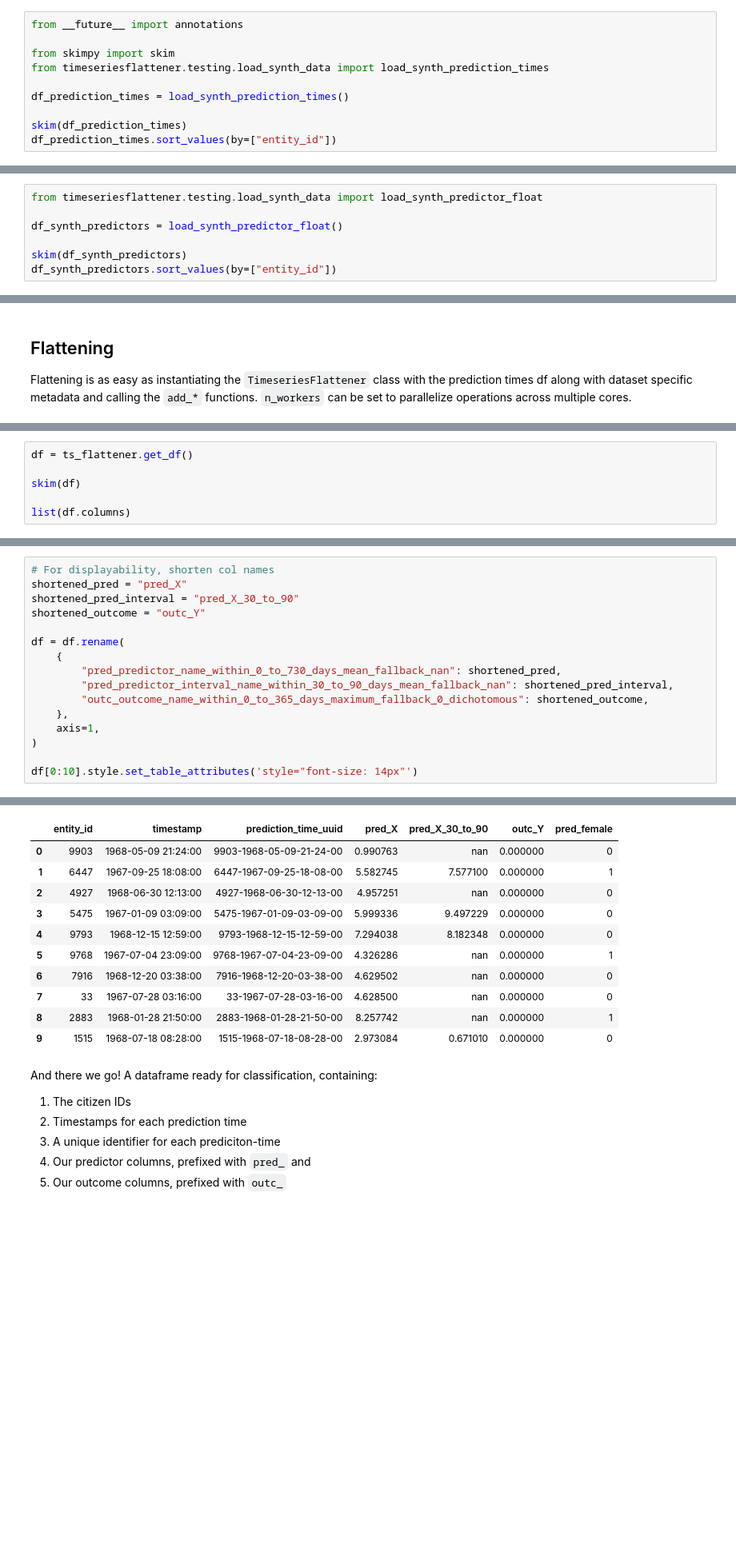
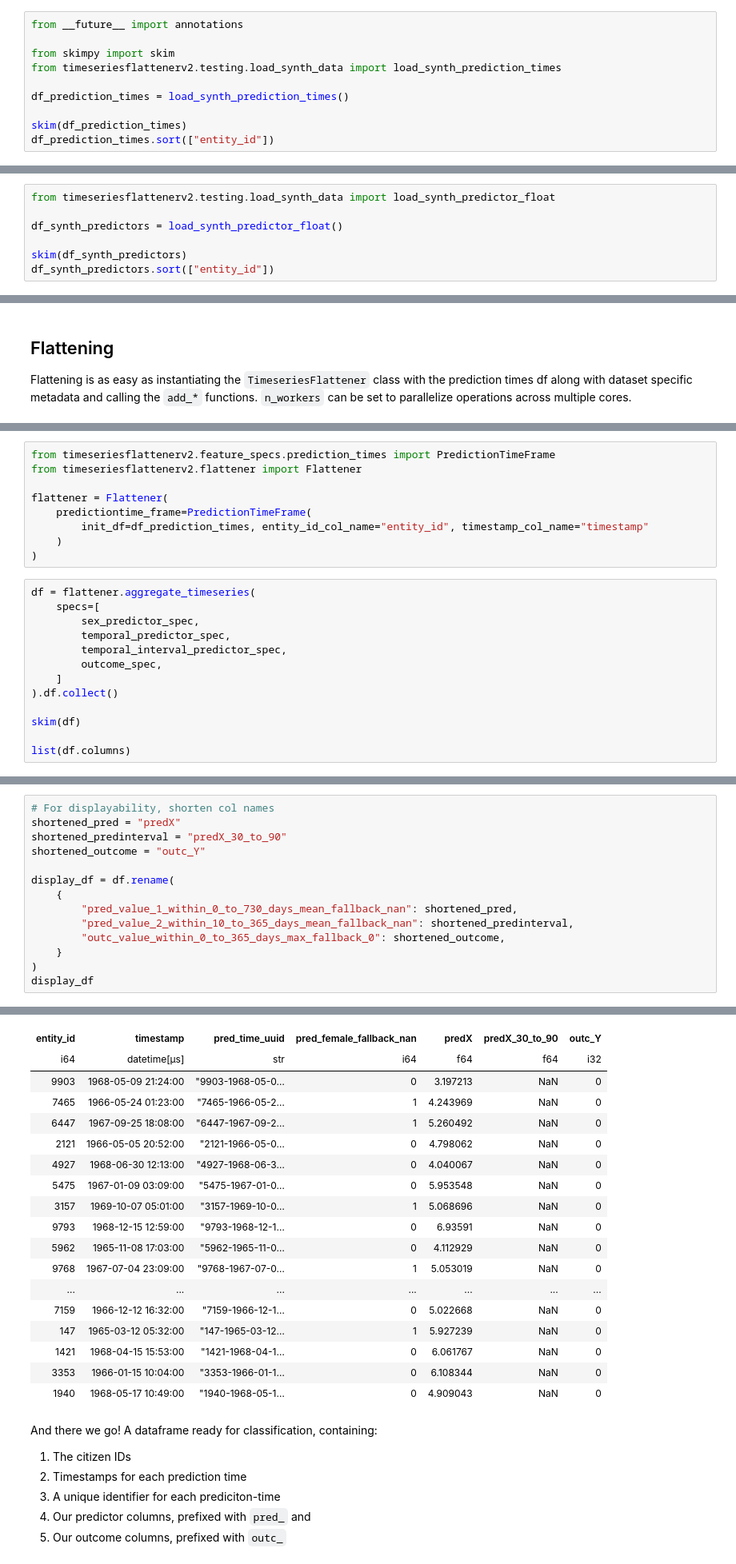
Before and after one commit to Aarhus-Psychiatry-Research/timeseriesflattener, a Jupyter notebook: docs/tutorials/01_basic.ipynb, the cells around one changed output, grey strips where cells are left out. Shown at 80% size. Saved outputs shown, nothing was run; the diff lists cells and outputs as text; blank space fills up the shorter version.

```diff
--- a/docs/tutorials/01_basic.ipynb
+++ b/docs/tutorials/01_basic.ipynb
@@ -25,10 +27,10 @@ Predictin times consist of two elements:
 from __future__ import annotations
 
 from skimpy import skim
-from timeseriesflattener.testing.load_synth_data import load_synth_prediction_times
+from timeseriesflattenerv2.testing.load_synth_data import load_synth_prediction_times
 
 df_prediction_times = load_synth_prediction_times()
 
 skim(df_prediction_times)
-df_prediction_times.sort_values(by=["entity_id"])
+df_prediction_times.sort(["entity_id"])
 # %% [output]
@@ -71,11 +78,11 @@ Here, "entity_id" represents a patient ID and “timestamp” refers to the time
 Then, we'll load the values for our temporal predictor. Temporal predictors are predictors that can have a different value at different timepoints.
 # %%
-from timeseriesflattener.testing.load_synth_data import load_synth_predictor_float
+from timeseriesflattenerv2.testing.load_synth_data import load_synth_predictor_float
 
 df_synth_predictors = load_synth_predictor_float()
 
 skim(df_synth_predictors)
-df_synth_predictors.sort_values(by=["entity_id"])
+df_synth_predictors.sort(["entity_id"])
 # %% [output]
 ╭──────────────────────────────────────────────── skimpy summary ─────────────────────────────────────────────────╮
 │          Data Summary                Data Types                                                                 │
@@ -324,5 +358,21 @@ ts_flattener.add_spec(
+# %%
+from timeseriesflattenerv2.feature_specs.prediction_times import PredictionTimeFrame
+from timeseriesflattenerv2.flattener import Flattener
+
+flattener = Flattener(
+    predictiontime_frame=PredictionTimeFrame(
+        init_df=df_prediction_times, entity_id_col_name="entity_id", timestamp_col_name="timestamp"
+    )
+)
 # %%
-df = ts_flattener.get_df()
+df = flattener.aggregate_timeseries(
+    specs=[
+        sex_predictor_spec,
+        temporal_predictor_spec,
+        temporal_interval_predictor_spec,
+        outcome_spec,
+    ]
+).df.collect()
 
 skim(df)
 
@@ -364,17 +413,15 @@ list(df.columns)
 # %%
 # For displayability, shorten col names
-shortened_pred = "pred_X"
-shortened_pred_interval = "pred_X_30_to_90"
+shortened_pred = "predX"
+shortened_predinterval = "predX_30_to_90"
 shortened_outcome = "outc_Y"
 
-df = df.rename(
+display_df = df.rename(
     {
-        "pred_predictor_name_within_0_to_730_days_mean_fallback_nan": shortened_pred,
-        "pred_predictor_interval_name_within_30_to_90_days_mean_fallback_nan": shortened_pred_interval,
-        "outc_outcome_name_within_0_to_365_days_maximum_fallback_0_dichotomous": shortened_outcome,
-    },
-    axis=1,
+        "pred_value_1_within_0_to_730_days_mean_fallback_nan": shortened_pred,
+        "pred_value_2_within_10_to_365_days_mean_fallback_nan": shortened_predinterval,
+        "outc_value_within_0_to_365_days_max_fallback_0": shortened_outcome,
+    }
 )
-
-df[0:10].style.set_table_attributes('style="font-size: 14px"')
+display_df
 # %% [output]
@@ -381,13 +429,20 @@ df[0:10].style.set_table_attributes('style="font-size: 14px"')
-|  | entity_id | timestamp | prediction_time_uuid | pred_X | pred_X_30_to_90 | outc_Y | pred_female |
-| 0 | 9903 | 1968-05-09 21:24:00 | 9903-1968-05-09-21-24-00 | 0.990763 | nan | 0.000000 | 0 |
-| 1 | 6447 | 1967-09-25 18:08:00 | 6447-1967-09-25-18-08-00 | 5.582745 | 7.577100 | 0.000000 | 1 |
-| 2 | 4927 | 1968-06-30 12:13:00 | 4927-1968-06-30-12-13-00 | 4.957251 | nan | 0.000000 | 0 |
-| 3 | 5475 | 1967-01-09 03:09:00 | 5475-1967-01-09-03-09-00 | 5.999336 | 9.497229 | 0.000000 | 0 |
-| 4 | 9793 | 1968-12-15 12:59:00 | 9793-1968-12-15-12-59-00 | 7.294038 | 8.182348 | 0.000000 | 0 |
-| 5 | 9768 | 1967-07-04 23:09:00 | 9768-1967-07-04-23-09-00 | 4.326286 | nan | 0.000000 | 1 |
-| 6 | 7916 | 1968-12-20 03:38:00 | 7916-1968-12-20-03-38-00 | 4.629502 | nan | 0.000000 | 0 |
-| 7 | 33 | 1967-07-28 03:16:00 | 33-1967-07-28-03-16-00 | 4.628500 | nan | 0.000000 | 0 |
-| 8 | 2883 | 1968-01-28 21:50:00 | 2883-1968-01-28-21-50-00 | 8.257742 | nan | 0.000000 | 1 |
-| 9 | 1515 | 1968-07-18 08:28:00 | 1515-1968-07-18-08-28-00 | 2.973084 | 0.671010 | 0.000000 | 0 |
+| entity_id | timestamp | pred_time_uuid | pred_female_fallback_nan | predX | predX_30_to_90 | outc_Y |
+| i64 | datetime[μs] | str | i64 | f64 | f64 | i32 |
+| 9903 | 1968-05-09 21:24:00 | "9903-1968-05-0… | 0 | 3.197213 | NaN | 0 |
+| 7465 | 1966-05-24 01:23:00 | "7465-1966-05-2… | 1 | 4.243969 | NaN | 0 |
+| 6447 | 1967-09-25 18:08:00 | "6447-1967-09-2… | 1 | 5.260492 | NaN | 0 |
+| 2121 | 1966-05-05 20:52:00 | "2121-1966-05-0… | 0 | 4.798062 | NaN | 0 |
+| 4927 | 1968-06-30 12:13:00 | "4927-1968-06-3… | 0 | 4.040067 | NaN | 0 |
+| 5475 | 1967-01-09 03:09:00 | "5475-1967-01-0… | 0 | 5.953548 | NaN | 0 |
+| 3157 | 1969-10-07 05:01:00 | "3157-1969-10-0… | 1 | 5.068696 | NaN | 0 |
+| 9793 | 1968-12-15 12:59:00 | "9793-1968-12-1… | 0 | 6.93591 | NaN | 0 |
+| 5962 | 1965-11-08 17:03:00 | "5962-1965-11-0… | 0 | 4.112929 | NaN | 0 |
+| 9768 | 1967-07-04 23:09:00 | "9768-1967-07-0… | 1 | 5.053019 | NaN | 0 |
+| ... | ... | ... | ... | ... | ... | ... |
+| 7159 | 1966-12-12 16:32:00 | "7159-1966-12-1… | 0 | 5.022668 | NaN | 0 |
+| 147 | 1965-03-12 05:32:00 | "147-1965-03-12… | 1 | 5.927239 | NaN | 0 |
+| 1421 | 1968-04-15 15:53:00 | "1421-1968-04-1… | 0 | 6.061767 | NaN | 0 |
+| 3353 | 1966-01-15 10:04:00 | "3353-1966-01-1… | 0 | 6.108344 | NaN | 0 |
+| 1940 | 1968-05-17 10:49:00 | "1940-1968-05-1… | 0 | 4.909043 | NaN | 0 |
 # %% [markdown]
 And there we go! A dataframe ready for classification, containing:
```
Also changed, not shown: parts of 22 cells of this notebook, 25 other files.
